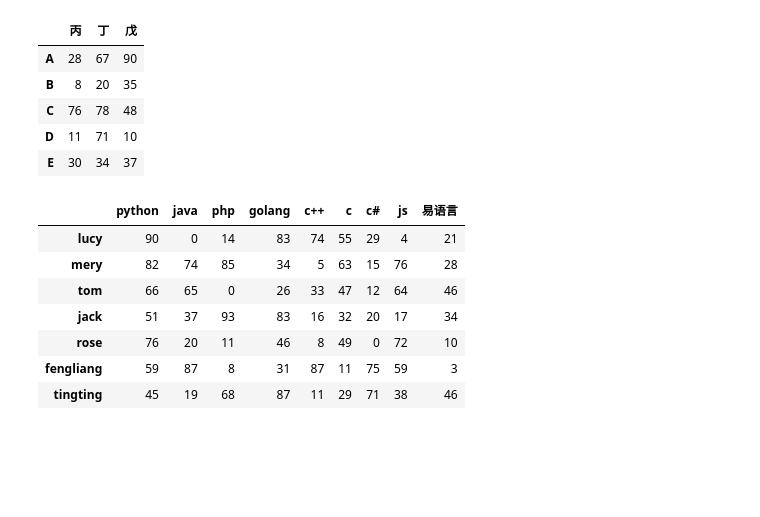
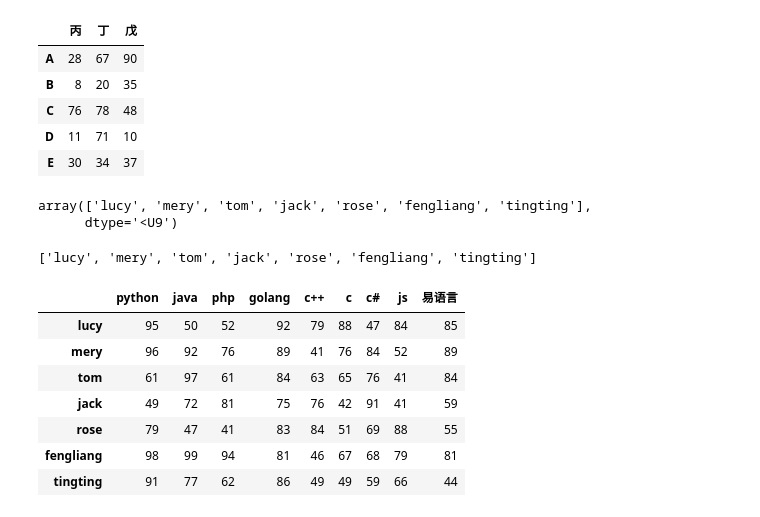
Before and after one commit to esir-indv/Pandas-Matplotlib, a Jupyter notebook: DataFrame运算.ipynb, the cells around one changed output. Saved outputs shown, nothing was run; the diff lists cells and outputs as text; code cells hidden in the pictures; blank space fills up the shorter version.

Commit message:
DataFrame 更新

```diff
--- a/DataFrame运算.ipynb
+++ b/DataFrame运算.ipynb
@@ -105,3 +105,16 @@ df.loc[:, '丙':'戊']
 | C | 76 | 78 | 48 |
 | D | 11 | 71 | 10 |
 | E | 30 | 34 | 37 |
+# %%
+# 使用np.array 构造，有利于调用方法
+name_test = np.array( ['lucy', 'mery', 'tom', 'jack', 'rose','fengliang','tingting'])
+name_test
+# %% [output]
+array(['lucy', 'mery', 'tom', 'jack', 'rose', 'fengliang', 'tingting'],
+      dtype='<U9')
+# %%
+# 使用np.array 构造，有利于调用方法
+name_test1 =  ['lucy', 'mery', 'tom', 'jack', 'rose','fengliang','tingting']
+name_test1
+# %% [output]
+['lucy', 'mery', 'tom', 'jack', 'rose', 'fengliang', 'tingting']
@@ -108,14 +123,15 @@ df.loc[:, '丙':'戊']
 # %%
-name = ['lucy', 'mery', 'tom', 'jack', 'rose','fengliang','tingting']
-colums = ['python', 'java', 'php', 'golang', 'c++', 'c', 'c#', 'js', '易语言']
-df = DataFrame(data=np.random.randint(0,100,size=(7,9)), index=name, columns=colums)
+# 使用np.array 构造，有利于调用方法
+name = np.array( ['lucy', 'mery', 'tom', 'jack', 'rose','fengliang','tingting'])
+columns = np.array( ['python', 'java', 'php', 'golang', 'c++', 'c', 'c#', 'js', '易语言'])
+df = DataFrame(data=np.random.randint(40,100,size=(name.size,columns.size)), index=name, columns=columns)
 df
 # %% [output]
 |  | python | java | php | golang | c++ | c | c# | js | 易语言 |
-| lucy | 90 | 0 | 14 | 83 | 74 | 55 | 29 | 4 | 21 |
-| mery | 82 | 74 | 85 | 34 | 5 | 63 | 15 | 76 | 28 |
-| tom | 66 | 65 | 0 | 26 | 33 | 47 | 12 | 64 | 46 |
-| jack | 51 | 37 | 93 | 83 | 16 | 32 | 20 | 17 | 34 |
-| rose | 76 | 20 | 11 | 46 | 8 | 49 | 0 | 72 | 10 |
-| fengliang | 59 | 87 | 8 | 31 | 87 | 11 | 75 | 59 | 3 |
-| tingting | 45 | 19 | 68 | 87 | 11 | 29 | 71 | 38 | 46 |
+| lucy | 95 | 50 | 52 | 92 | 79 | 88 | 47 | 84 | 85 |
+| mery | 96 | 92 | 76 | 89 | 41 | 76 | 84 | 52 | 89 |
+| tom | 61 | 97 | 61 | 84 | 63 | 65 | 76 | 41 | 84 |
+| jack | 49 | 72 | 81 | 75 | 76 | 42 | 91 | 41 | 59 |
+| rose | 79 | 47 | 41 | 83 | 84 | 51 | 69 | 88 | 55 |
+| fengliang | 98 | 99 | 94 | 81 | 46 | 67 | 68 | 79 | 81 |
+| tingting | 91 | 77 | 62 | 86 | 49 | 49 | 59 | 66 | 44 |
```
Also changed, not shown: parts of 18 cells of this notebook.
